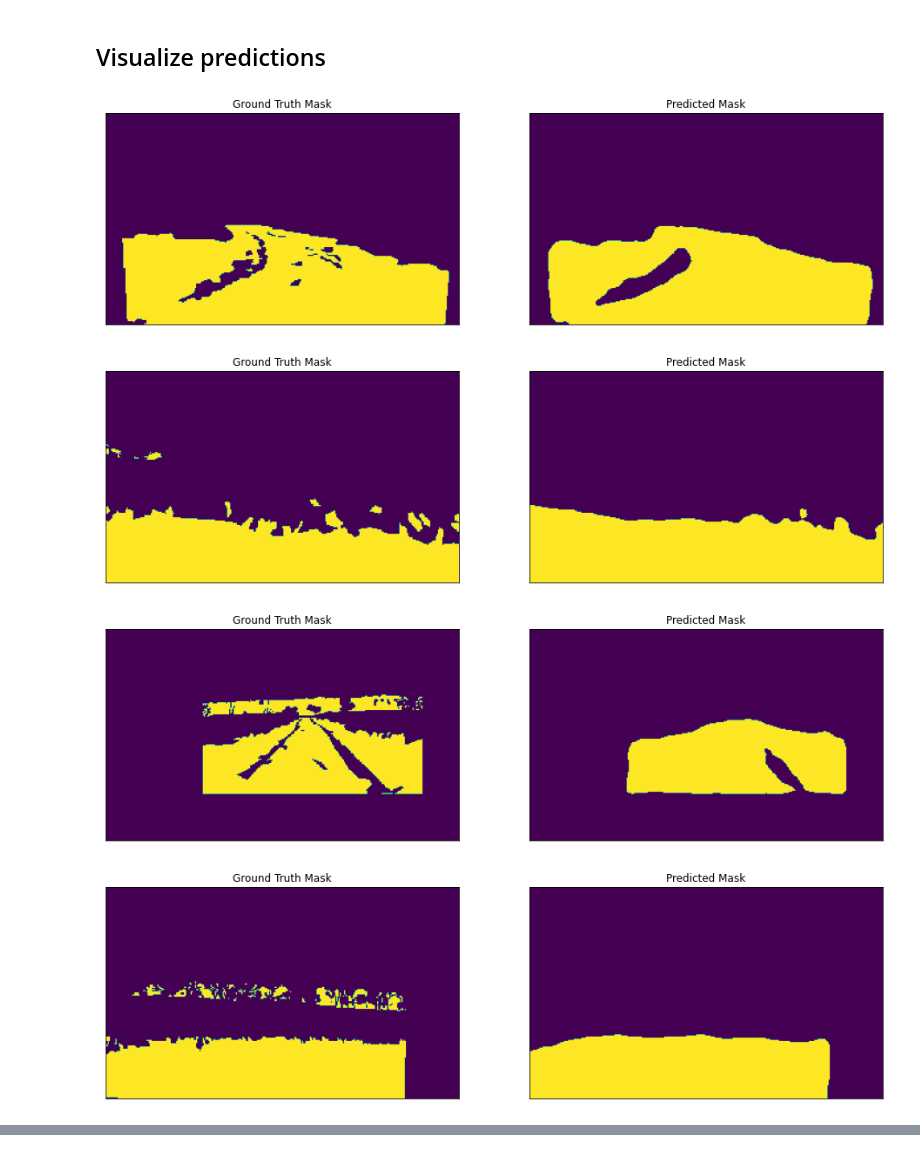
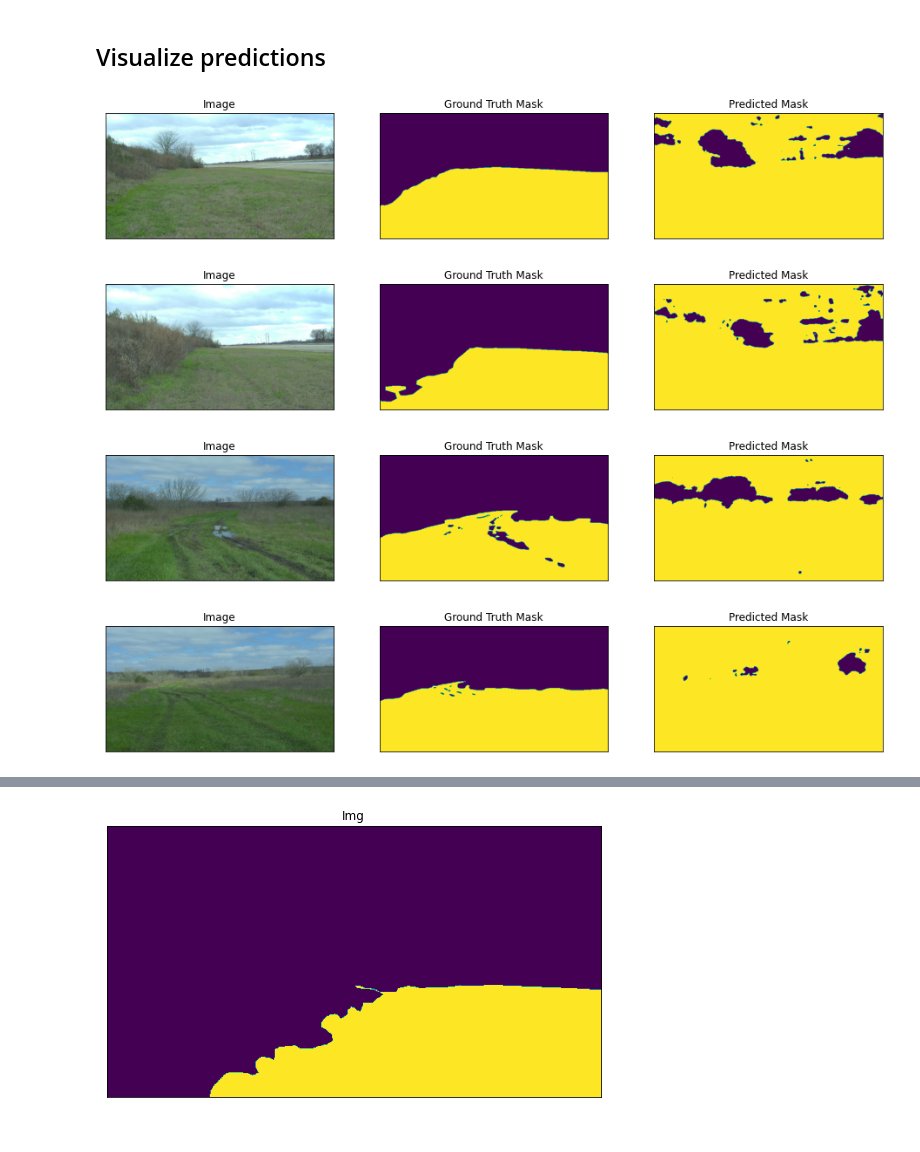
Before and after one commit to ctu-vras/traversability_estimation, a Jupyter notebook: notebooks/segmentation_rellis3d_train_eval.ipynb, the cells around one changed output, grey strips where cells are left out. Drawn from its saved outputs; the diff is of its cells as text; code cells hidden in the pictures.

Commit message:
train demo model save params in file name

```diff
--- a/notebooks/segmentation_rellis3d_train_eval.ipynb
+++ b/notebooks/segmentation_rellis3d_train_eval.ipynb
@@ -63,8 +65,6 @@ src_size
 # %% [output]
 array([1200, 1920])
 # %%
-import albumentations as albu
-
 size = (352, 640)  # src_size // 4
 
 def get_training_augmentation():
@@ -115,7 +115,7 @@ def get_validation_augmentation():
     test_transform = [
         albu.Resize(size[0], size[1], interpolation=1, always_apply=True) #cv2.INTER_LINEAR
     ]
-    return A.Compose(test_transform)
+    return albu.Compose(test_transform)
 
 
 def to_tensor(x, **kwargs):
@@ -160,10 +156,7 @@ import segmentation_models_pytorch as smp
 # %%
 ENCODER = 'se_resnext50_32x4d'
 ENCODER_WEIGHTS = 'imagenet'
-CLASSES = ['dirt', 'grass', 'tree', 'pole', 'water',
-           'sky', 'vehicle', 'object', 'asphalt', 'building',
-           'log', 'person', 'fence', 'bush', 'concrete',
-           'barrier', 'puddle', 'mud', 'rubble']
+CLASSES = ['dirt', 'grass']
 ACTIVATION = 'sigmoid' if len(CLASSES) == 1 else 'softmax2d'  # could be None for logits or 'softmax2d' for multiclass segmentation
 DEVICE = 'cuda'
 
@@ -182,11 +175,16 @@ train_dataset = Dataset(augmentation=get_training_augmentation(),
                         classes=CLASSES,
                         split='train')
 
-valid_dataset = Dataset(augmentation=get_training_augmentation(),
+valid_dataset = Dataset(augmentation=get_validation_augmentation(),
                         preprocessing=get_preprocessing(preprocessing_fn),
                         classes=CLASSES,
                         split='val')
 
+test_dataset = Dataset(augmentation=get_validation_augmentation(),
+                       preprocessing=get_preprocessing(preprocessing_fn),
+                       classes=CLASSES,
+                       split='test')
+
 train_loader = DataLoader(train_dataset, batch_size=4, shuffle=True, num_workers=12)
 valid_loader = DataLoader(valid_dataset, batch_size=1, shuffle=False, num_workers=4)
 # %%
@@ -251,29 +249,28 @@ for i in range(0, n_epochs):
 best_model = torch.load('./best_model.pth')
 # %% [markdown]
 ## Visualize predictions
-# %%
-# test dataset without transformations for image visualization
-test_dataset = valid_dataset
 # %%
+test_dataset_vis = Dataset(augmentation=get_validation_augmentation(), classes=CLASSES, split='test')
+
 for i in range(5):
     n = np.random.choice(len(test_dataset))
 
-    image_vis = test_dataset[n][0].astype('uint8')
+    image_vis = test_dataset_vis[n][0].astype('uint8')
     image, gt_mask = test_dataset[n]
 
     gt_mask = gt_mask.squeeze()
 
     x_tensor = torch.from_numpy(image).to(DEVICE).unsqueeze(0)
     pr_mask = best_model.predict(x_tensor)
     pr_mask = (pr_mask.squeeze().cpu().numpy().round())
 
     visualize(
-        #image=image_vis,
-        ground_truth_mask=gt_mask,
-        predicted_mask=pr_mask
+        image=image_vis[..., (2, 1, 0)],
+        ground_truth_mask=gt_mask[1, ...],
+        predicted_mask=pr_mask[1, ...]
     )
 # %% [output]
-[figure, old version]
+[figure, new version]
-[figure, old version]
+[figure, new version]
-[figure, old version]
+[figure, new version]
-[figure, old version]
+[figure, new version]
@@ -280,0 +280,4 @@ for i in range(5):
+# %%
+visualize(img=gt_mask.transpose(1, 2, 0)[..., 1])
+# %% [output]
+[figure, added]
```
Also changed, not shown: parts of 11 cells of this notebook, 2 other files.
